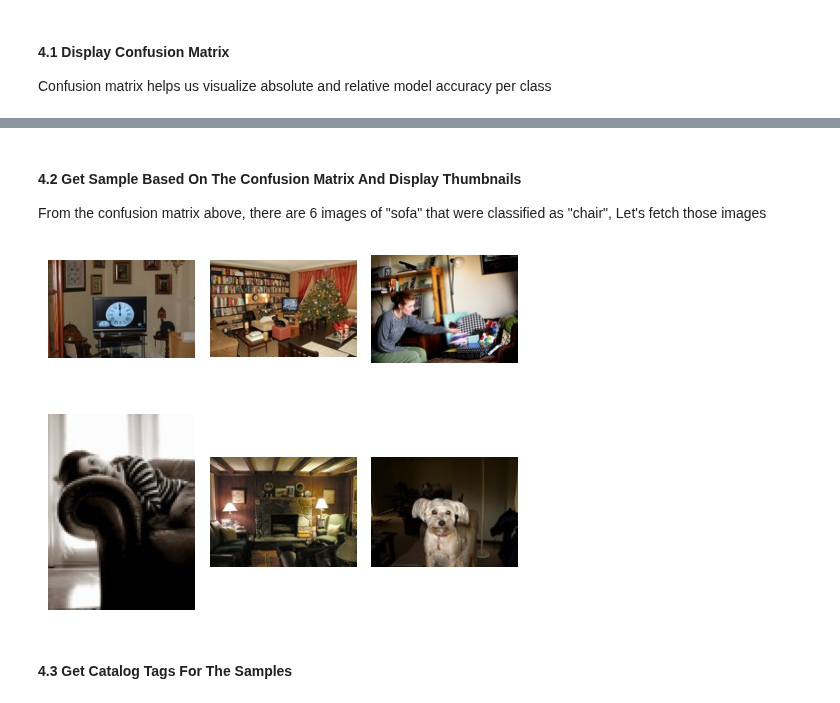
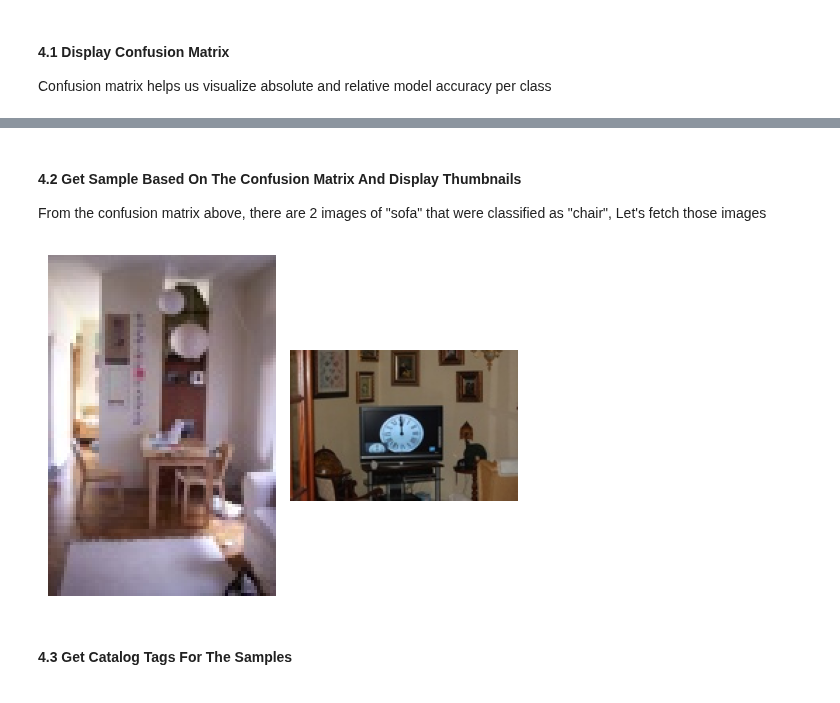
Before and after one commit to akridata-ai/akride-examples, a Jupyter notebook: notebooks/akride_analyze_dataset.ipynb, the cells around one changed output, grey strips where cells are left out. Saved outputs shown, nothing was run; the diff lists cells and outputs as text; code cells hidden in the pictures.

Commit message:
Fix conf matrix data (#7)
Co-authored-by: Kartik Bhat <13920886+optimus-kart@users.noreply.github.com>

```diff
--- a/notebooks/akride_analyze_dataset.ipynb
+++ b/notebooks/akride_analyze_dataset.ipynb
@@ -261,23 +261,24 @@ def display_grid(nrows, ncols, imgs, size):
 # %% [markdown]
 #### 4.2 Get Sample Based On The Confusion Matrix And Display Thumbnails
 
-From the confusion matrix above, there are 6 images of "sofa" that were classified as "chair", Let's fetch those images
+From the confusion matrix above, there are 2 images of "sofa" that were classified as "chair", Let's fetch those images
 # %%
 from akride.core.enums import JobContext
 spec = {"true_label": "sofa", "predicted_label": "chair"}
 samples = client.get_job_samples(
     job, JobContext.CONFUSION_MATRIX_CELL, spec
 )
 
-nrows = 2
-ncols = 3
+assert len(samples) == 2
+nrows = 1
+ncols = 2
 max_count = nrows * ncols
 samples = samples[:max_count]
 imgs = client.get_thumbnail_images(samples)
 
 display_grid(nrows, ncols, imgs, 5)
 # %% [output]
-[figure, old version]
+[figure, new version]
 # %% [markdown]
 #### 4.3 Get Catalog Tags For The Samples
 # %%
```
Also changed, not shown: parts of 3 cells of this notebook.
